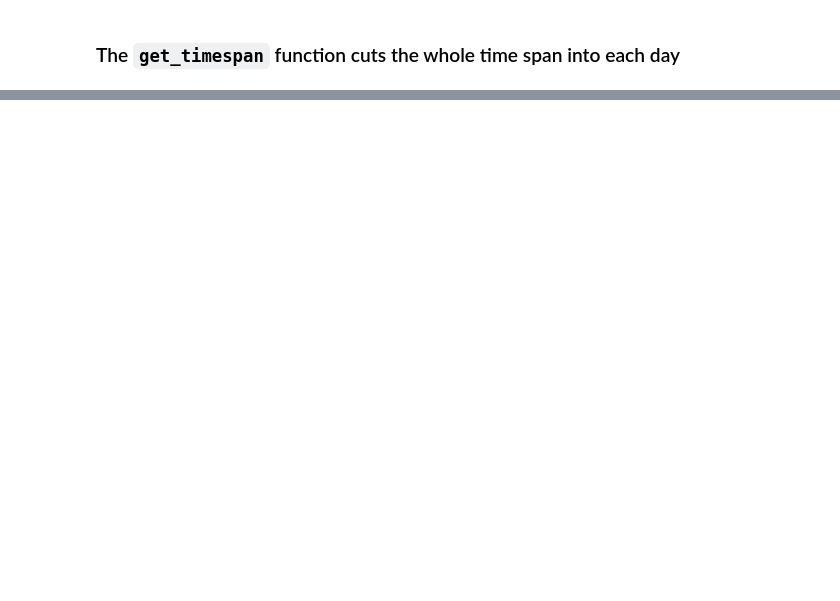
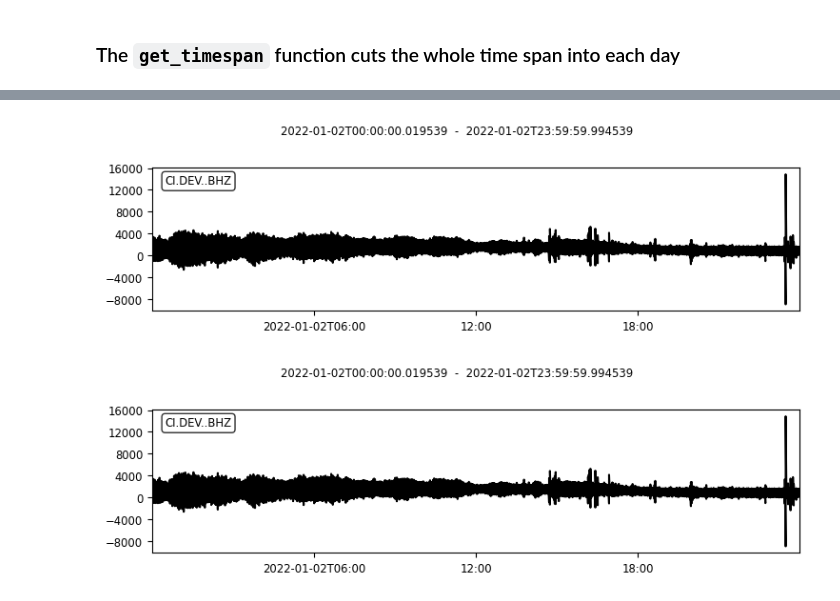
Before and after one commit to noisepy/NoisePy, a Jupyter notebook: tutorials/noisepy_datastore.ipynb, the cells around one changed output, grey strips where cells are left out. Saved outputs shown, nothing was run; the diff lists cells and outputs as text; code cells hidden in the pictures; blank space fills up the shorter version.

```diff
--- a/tutorials/noisepy_datastore.ipynb
+++ b/tutorials/noisepy_datastore.ipynb
@@ -20,6 +22,6 @@ S3_STORAGE_OPTIONS = {"s3": {"anon": True}}
 # %%
 # timeframe for analysis
-start = datetime(2002, 1, 2)
-end = datetime(2002, 1, 4)
+start = datetime(2022, 1, 2)
+end = datetime(2022, 1, 4)
 time_range = DateTimeRange(start, end)
 print(time_range)
@@ -70,0 +103,5 @@ d.stream
+# %%
+d.stream.plot()
+# %% [output]
+[figure, added]
+[figure, added]
```
Also changed, not shown: parts of 8 cells of this notebook, 3 other files.
